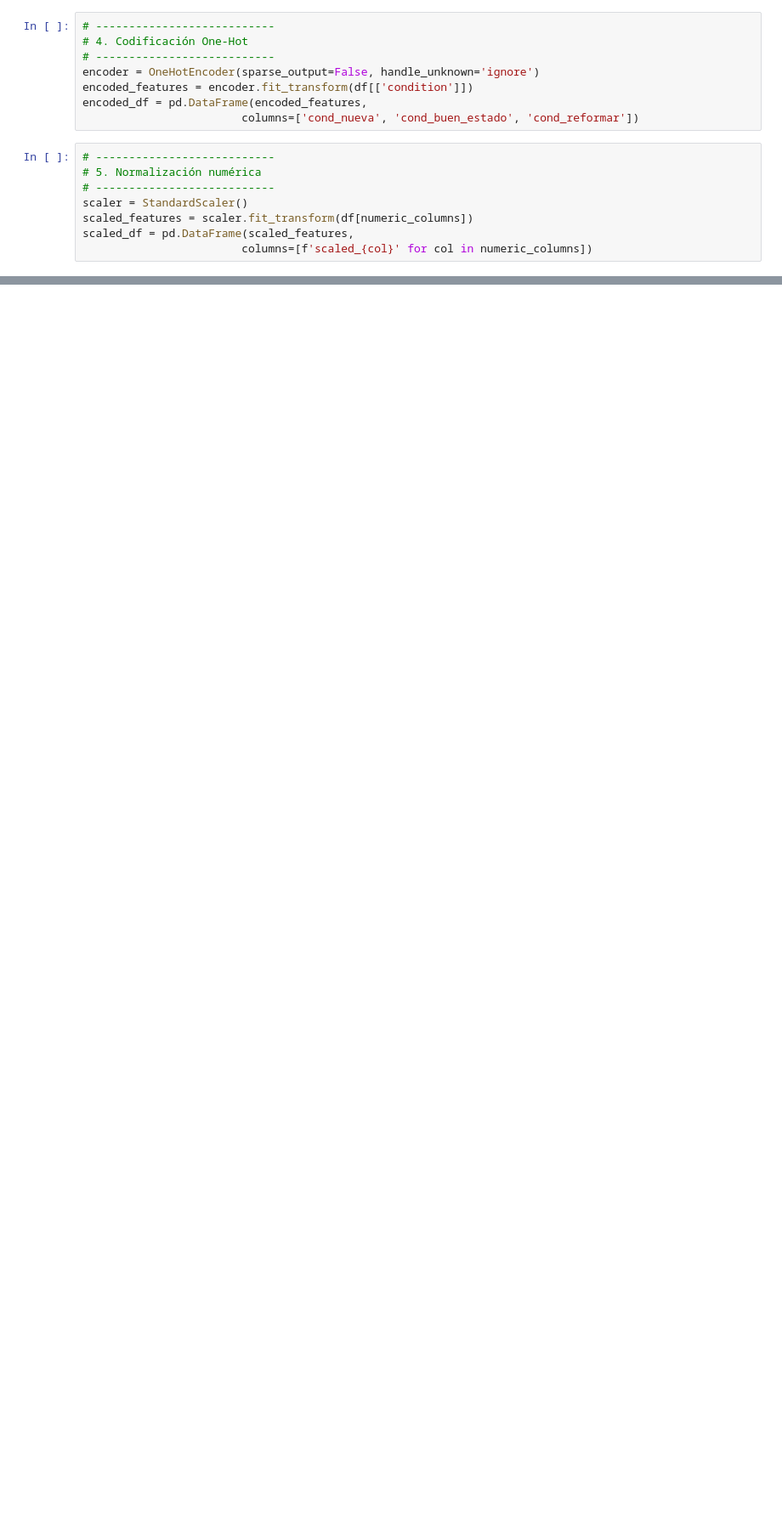
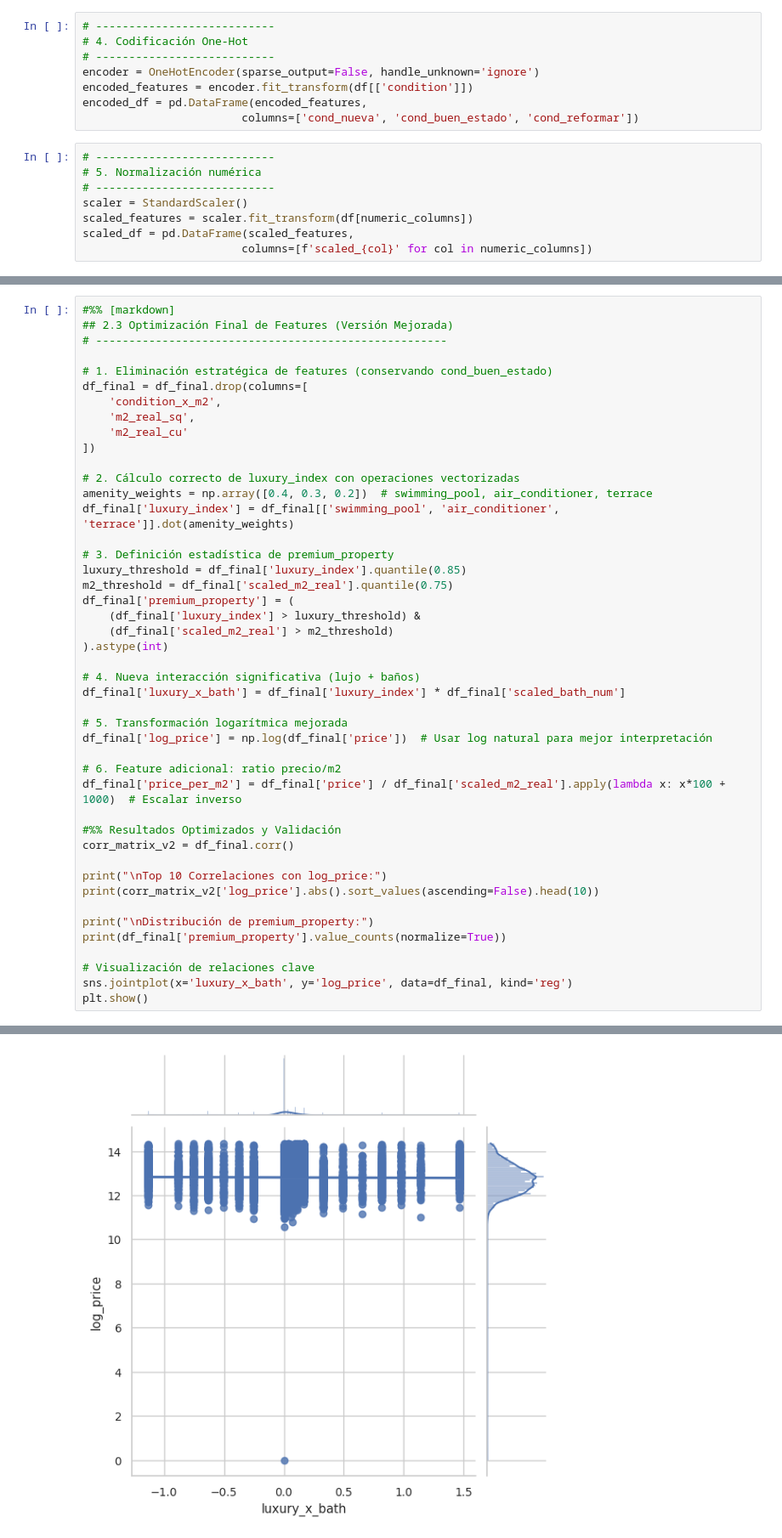
Before and after one commit to alejandrorod-tajamar/HousingPricesPrediction, a Jupyter notebook: Housing_Spain.ipynb, the cells around one changed output, grey strips where cells are left out. Shown at 85% size. Saved outputs shown, nothing was run; the diff lists cells and outputs as text; blank space fills up the shorter version.

```diff
--- a/Housing_Spain.ipynb
+++ b/Housing_Spain.ipynb
@@ -347,0 +544,46 @@ Estructura final:
+# %%
+#%% [markdown]
+## 2.3 Optimización Final de Features (Versión Mejorada)
+# -----------------------------------------------------
+
+# 1. Eliminación estratégica de features (conservando cond_buen_estado)
+df_final = df_final.drop(columns=[
+    'condition_x_m2',
+    'm2_real_sq',
+    'm2_real_cu'
+])
+
+# 2. Cálculo correcto de luxury_index con operaciones vectorizadas
+amenity_weights = np.array([0.4, 0.3, 0.2])  # swimming_pool, air_conditioner, terrace
+df_final['luxury_index'] = df_final[['swimming_pool', 'air_conditioner', 'terrace']].dot(amenity_weights)
+
+# 3. Definición estadística de premium_property
+luxury_threshold = df_final['luxury_index'].quantile(0.85)
+m2_threshold = df_final['scaled_m2_real'].quantile(0.75)
+df_final['premium_property'] = (
+    (df_final['luxury_index'] > luxury_threshold) &
+    (df_final['scaled_m2_real'] > m2_threshold)
+).astype(int)
+
+# 4. Nueva interacción significativa (lujo + baños)
+df_final['luxury_x_bath'] = df_final['luxury_index'] * df_final['scaled_bath_num']
+
+# 5. Transformación logarítmica mejorada
+df_final['log_price'] = np.log(df_final['price'])  # Usar log natural para mejor interpretación
+
+# 6. Feature adicional: ratio precio/m2
+df_final['price_per_m2'] = df_final['price'] / df_final['scaled_m2_real'].apply(lambda x: x*100 + 1000)  # Escalar inverso
+
+#%% Resultados Optimizados y Validación
+corr_matrix_v2 = df_final.corr()
+
+print("\nTop 10 Correlaciones con log_price:")
+print(corr_matrix_v2['log_price'].abs().sort_values(ascending=False).head(10))
+
+print("\nDistribución de premium_property:")
+print(df_final['premium_property'].value_counts(normalize=True))
+
+# Visualización de relaciones clave
+sns.jointplot(x='luxury_x_bath', y='log_price', data=df_final, kind='reg')
+plt.show()
+# %% [output]
@@ -347,0 +608 @@ Estructura final:
+[figure, added]
```
Also changed, not shown: parts of 8 cells of this notebook.
